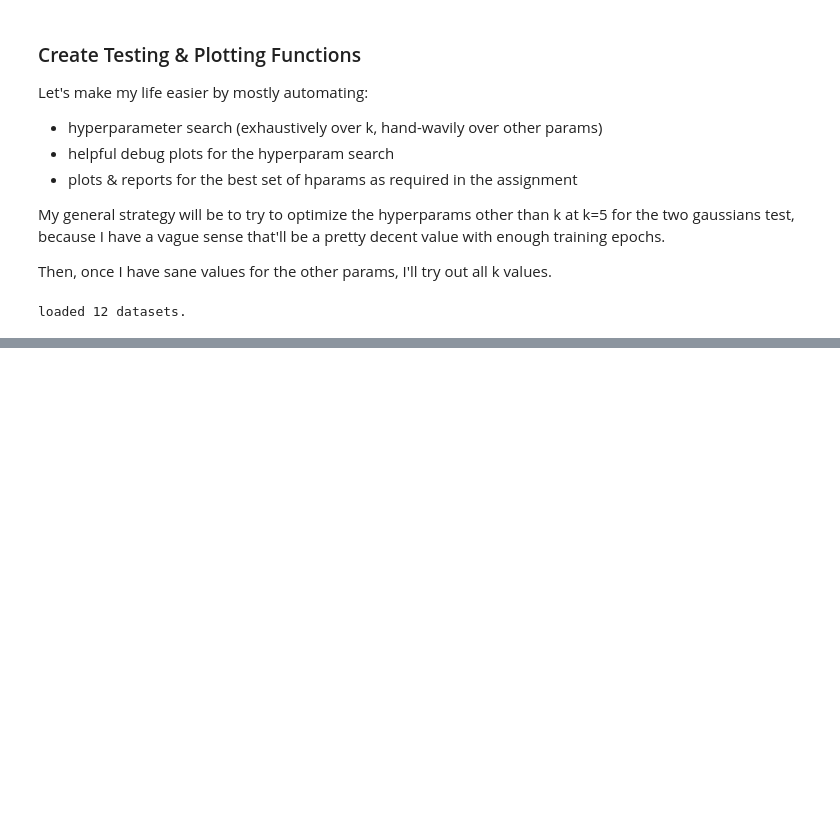
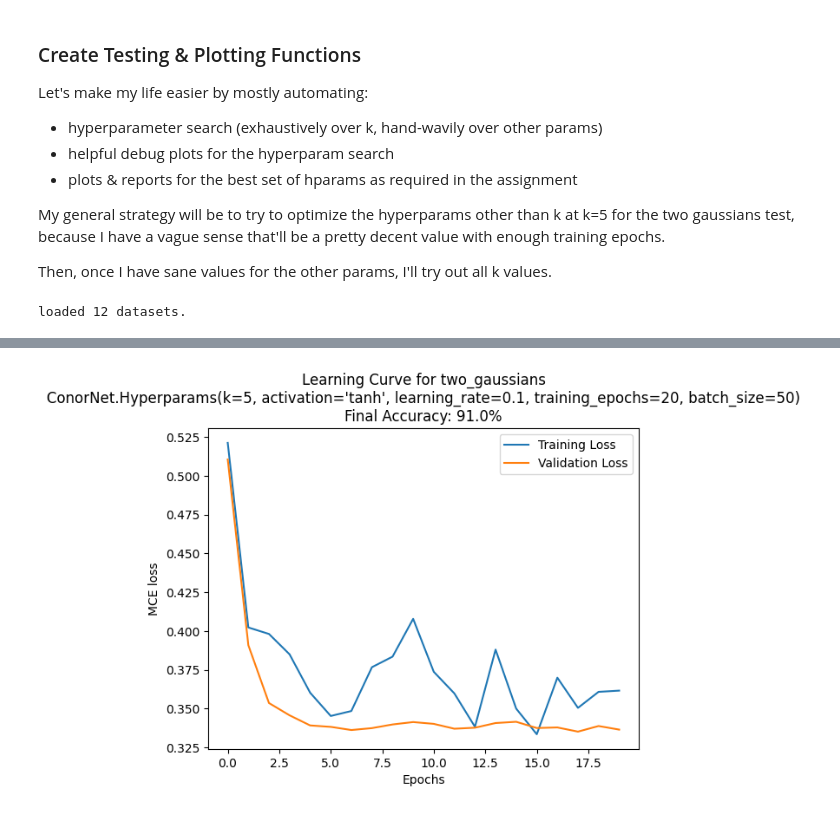
Before and after one commit to cwoodhayes/MSAI437_homework, a Jupyter notebook: cwh_hw1.ipynb, the cells around one changed output, grey strips where cells are left out. Drawn from its saved outputs; the diff is of its cells as text; code cells hidden in the pictures; blank space fills up the shorter version.

Commit message:
now plotting learning curves

```diff
--- a/cwh_hw1.ipynb
+++ b/cwh_hw1.ipynb
@@ -280,7 +280,8 @@ def train_hparams_on_dset(hparams: Iterable[ConorNet.Hyperparams], dset_name: st
         print(f"Dataset: {dset_name}; Device: {DEVICE}")
 
         # train the model
-        loader = DataLoader(dset["train"], batch_size=hparam.batch_size, shuffle=True)
+        train_data = DataLoader(dset["train"], batch_size=hparam.batch_size, shuffle=True)
+        test_data = DataLoader(dset["test"], batch_size=hparam.batch_size, shuffle=True)
 
         model = ConorNet(hparam)
         # could maybe have the optimizer as a hyperparam later?
@@ -293,8 +294,8 @@ def train_hparams_on_dset(hparams: Iterable[ConorNet.Hyperparams], dset_name: st
         train_losses = []
         for epoch in range(hparam.training_epochs):
             print(f"EPOCH {epoch}")
-            train_loss = train_loop(loader, model, loss_fn, optimizer, hparam)
-            acc, test_loss = test_loop(loader, model, loss_fn, hparam, debug_print=True)
+            train_loss = train_loop(train_data, model, loss_fn, optimizer, hparam)
+            acc, test_loss = test_loop(test_data, model, loss_fn, hparam, debug_print=True)
             test_losses.append(test_loss)
             train_losses.append(train_loss)
 
@@ -442,7 +443,7 @@ def eval_ks() -> tuple[dict[str, ConorNet.Hyperparams], dict[str, float], dict[s
 
     return out_params, out_accs, out_test_loss
 
-eval_ks()
+best_params_per_dataset, _, _ = eval_ks()
 # %% [output]
 ~~~~~~~~~~~~~~~~~
 TRIAL: ConorNet.Hyperparams(k=2, activation='tanh', learning_rate=0.1, training_epochs=20, batch_size=50)
@@ -492,0 +471,73 @@ def eval_model_on_dataset(model: ConorNet, dset_name: str) -> None:
+# %%
+from dataclasses import field
+
+# alright. time i make this a bit easier on myself. it's feeling like a "run" deserves its own
+# class so i'm not dragging all these variables around
+
+@dataclass
+class RunResults:
+    # keeping these for ease later
+    model: ConorNet
+    data: dict[str, HW1Dataset]
+
+    # overall test accuracy
+    test_accuracy: float = 0
+
+    # both as a function of training epoch #
+    training_loss: list[float] = field(default_factory=list)
+    validation_loss: list[float] = field(default_factory=list)
+
+class TrainAndTestRun:
+    def __init__(self, hparams: ConorNet.Hyperparams, dset_name: str, use_softmax: bool = True) -> None:
+        self.h = hparams
+        self.model = ConorNet(hparams, use_softmax)
+        self.dset = DSETS[dset_name]
+        self.dset_name = dset_name
+        self.optimizer = torch.optim.Adam(self.model.parameters(), lr=self.h.learning_rate)
+        self.loss_fn = nn.CrossEntropyLoss()
+
+        # bookkeeping from eval
+        self.results: RunResults | None = None
+
+    def eval(self) -> RunResults:
+        print(f"Evaluating {self.dset_name} on {self.h}...")
+        train_loader = DataLoader(self.dset["train"], batch_size=self.h.batch_size, shuffle=True)
+        test_loader = DataLoader(self.dset["test"], batch_size=self.h.batch_size, shuffle=True)
+        validation_loader = DataLoader(self.dset["valid"], batch_size=self.h.batch_size, shuffle=True)
+
+        res = RunResults(self.model, self.dset)
+
+        test_acc = 0
+        for epoch in range(self.h.training_epochs):
+            train_loss = train_loop(train_loader, self.model, self.loss_fn,
+                                    self.optimizer, self.h, debug_print=False)
+            test_acc, test_loss = test_loop(test_loader, self.model, self.loss_fn, self.h, debug_print=False)
+            valid_acc, valid_loss = test_loop(validation_loader, self.model, self.loss_fn, self.h, debug_print=False)
+
+            res.training_loss.append(train_loss)
+            res.validation_loss.append(valid_loss)
+
+        res.test_accuracy = test_acc
+        self.results = res
+        return res
+
+def eval_best_ks() -> None:
+    # evaluate the model on test & train
+    for dset_name, hparams in best_params_per_dataset.items():
+        # rerun each so we collect the right data
+        run = TrainAndTestRun(hparams, dset_name, True)
+        res = run.eval()
+
+        # plot learning curves
+        fig = plt.figure()
+        ax = fig.subplots()
+
+        ax.plot(range(hparams.training_epochs), res.training_loss, label="Training Loss")
+        ax.plot(range(hparams.training_epochs), res.validation_loss, label="Validation Loss")
+        ax.set_xlabel("Epochs")
+        ax.set_ylabel("MCE loss")
+        ax.set_title(f"Learning Curve for {dset_name}\n{hparams}\nFinal Accuracy: {100*res.test_accuracy:.1f}%")
+        ax.legend()
+
+eval_best_ks()
+# %% [output]
@@ -492,0 +548 @@ def eval_model_on_dataset(model: ConorNet, dset_name: str) -> None:
+[figure, added]
```
Also changed, not shown: parts of 8 cells of this notebook.
